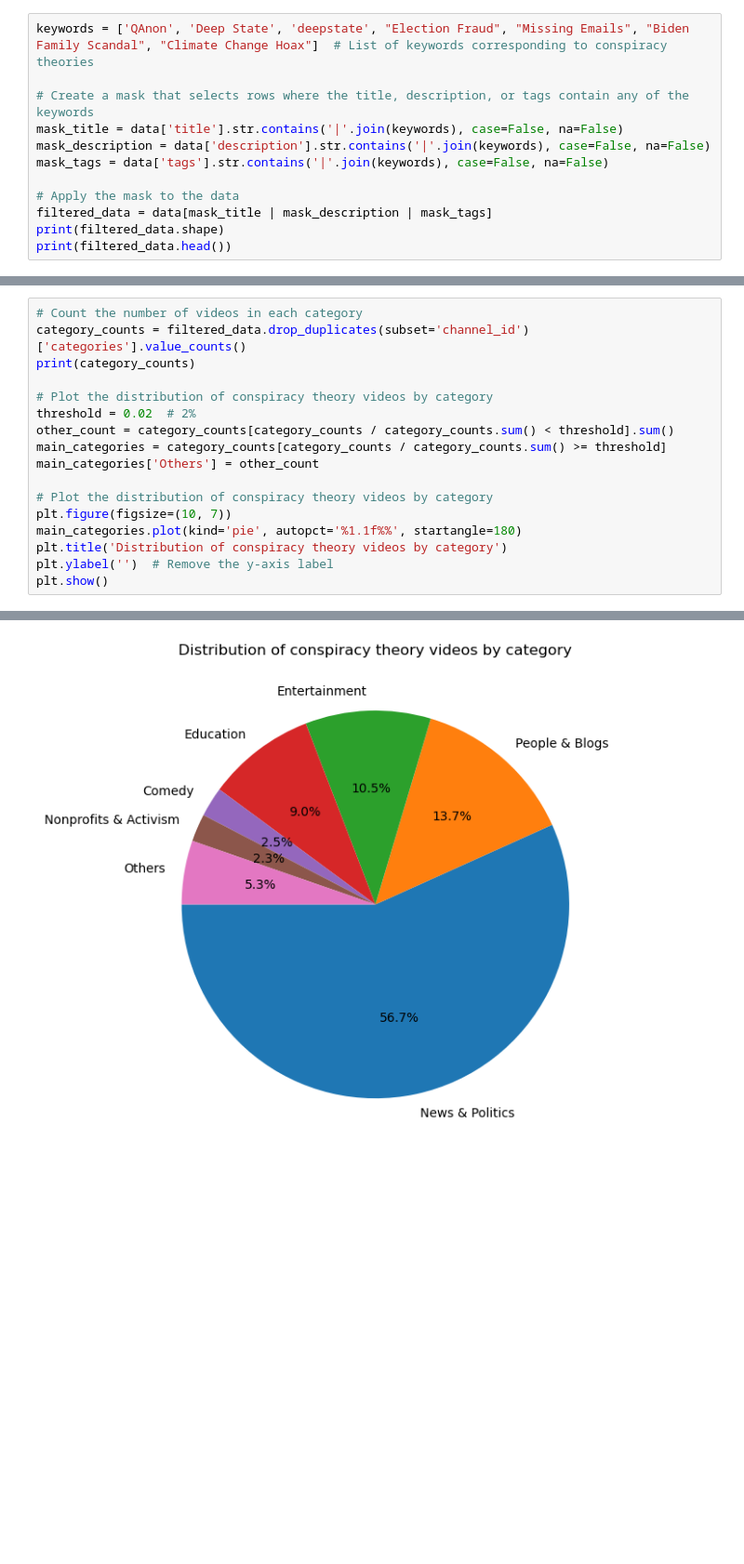
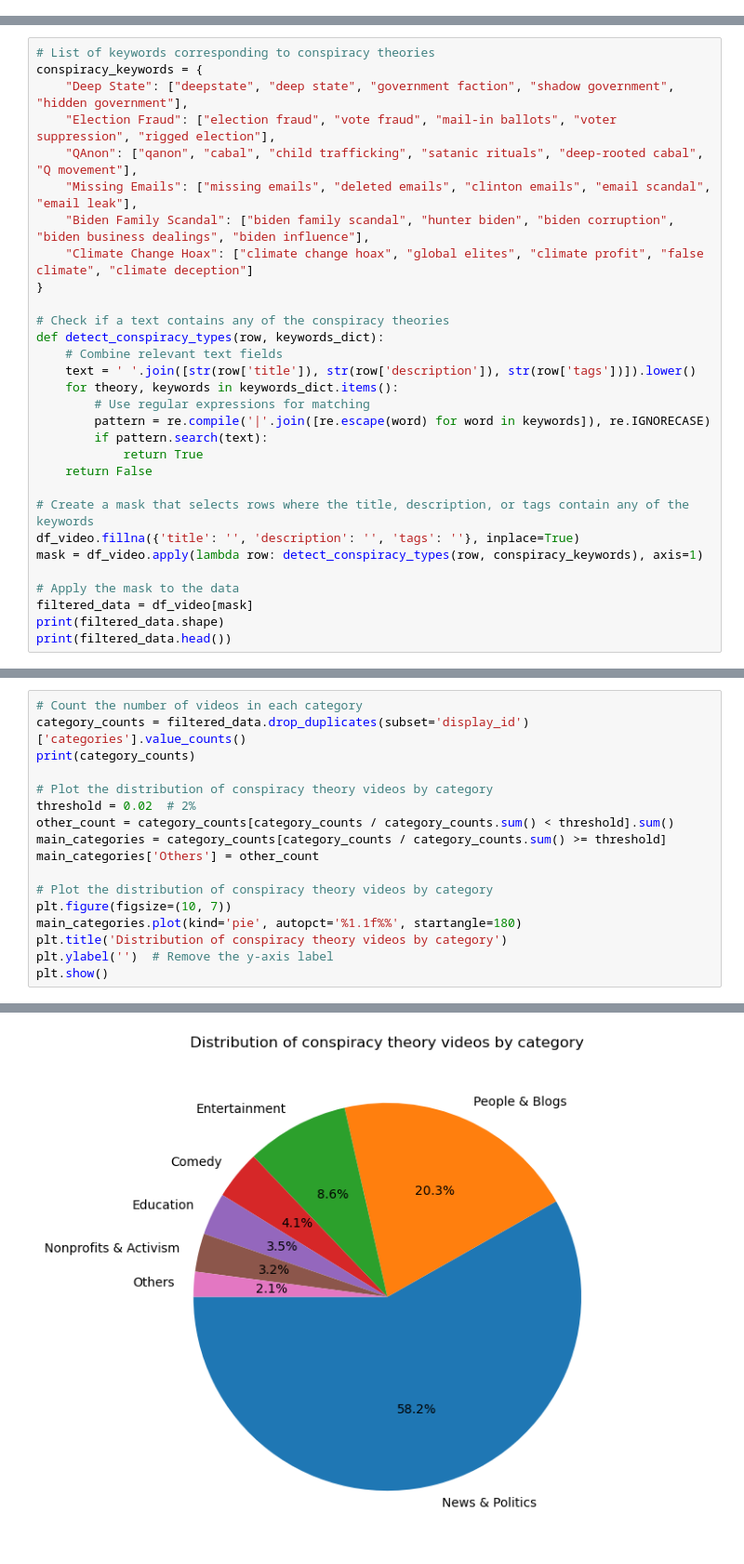
Before and after one commit to epfl-ada/ada-2024-project-kungfucooking, a Jupyter notebook: task1.ipynb, the cells around one changed output, grey strips where cells are left out. Shown at 93% size. Cells and saved outputs as stored; diff of their text form; blank space fills up the shorter version.

```diff
--- a/task1.ipynb
+++ b/task1.ipynb
@@ -24,15 +26,3 @@ print(data.head())
 2   trump
 3   trump
 4   trump
-# %%
-keywords = ['QAnon', 'Deep State', 'deepstate', "Election Fraud", "Missing Emails", "Biden Family Scandal", "Climate Change Hoax"]  # List of keywords corresponding to conspiracy theories
-
-# Create a mask that selects rows where the title, description, or tags contain any of the keywords
-mask_title = data['title'].str.contains('|'.join(keywords), case=False, na=False)
-mask_description = data['description'].str.contains('|'.join(keywords), case=False, na=False)
-mask_tags = data['tags'].str.contains('|'.join(keywords), case=False, na=False)
-
-# Apply the mask to the data
-filtered_data = data[mask_title | mask_description | mask_tags]
-print(filtered_data.shape)
-print(filtered_data.head())
@@ -56,0 +29,30 @@ print(filtered_data.head())
+# %%
+# List of keywords corresponding to conspiracy theories
+conspiracy_keywords = {
+    "Deep State": ["deepstate", "deep state", "government faction", "shadow government", "hidden government"],
+    "Election Fraud": ["election fraud", "vote fraud", "mail-in ballots", "voter suppression", "rigged election"],
+    "QAnon": ["qanon", "cabal", "child trafficking", "satanic rituals", "deep-rooted cabal", "Q movement"],
+    "Missing Emails": ["missing emails", "deleted emails", "clinton emails", "email scandal", "email leak"],
+    "Biden Family Scandal": ["biden family scandal", "hunter biden", "biden corruption", "biden business dealings", "biden influence"],
+    "Climate Change Hoax": ["climate change hoax", "global elites", "climate profit", "false climate", "climate deception"]
+}
+
+# Check if a text contains any of the conspiracy theories
+def detect_conspiracy_types(row, keywords_dict):
+    # Combine relevant text fields
+    text = ' '.join([str(row['title']), str(row['description']), str(row['tags'])]).lower()
+    for theory, keywords in keywords_dict.items():
+        # Use regular expressions for matching
+        pattern = re.compile('|'.join([re.escape(word) for word in keywords]), re.IGNORECASE)
+        if pattern.search(text):
+            return True
+    return False
+
+# Create a mask that selects rows where the title, description, or tags contain any of the keywords
+df_video.fillna({'title': '', 'description': '', 'tags': ''}, inplace=True)
+mask = df_video.apply(lambda row: detect_conspiracy_types(row, conspiracy_keywords), axis=1)
+
+# Apply the mask to the data
+filtered_data = df_video[mask]
+print(filtered_data.shape)
+print(filtered_data.head())
@@ -60,6 +108,6 @@ print(filtered_data.head())
 # %%
 # Count the number of videos in each category
-category_counts = filtered_data.drop_duplicates(subset='channel_id')['categories'].value_counts()
+category_counts = filtered_data.drop_duplicates(subset='display_id')['categories'].value_counts()
 print(category_counts)
 
 # Plot the distribution of conspiracy theory videos by category
@@ -92,4 +141,4 @@ Travel & Events            1
 Name: count, dtype: int64
-[figure, old version]
+[figure, new version]
 # %%
 # Load the Time Series Data from https://zenodo.org/records/4650046
```
Also changed, not shown: parts of 14 cells of this notebook.
